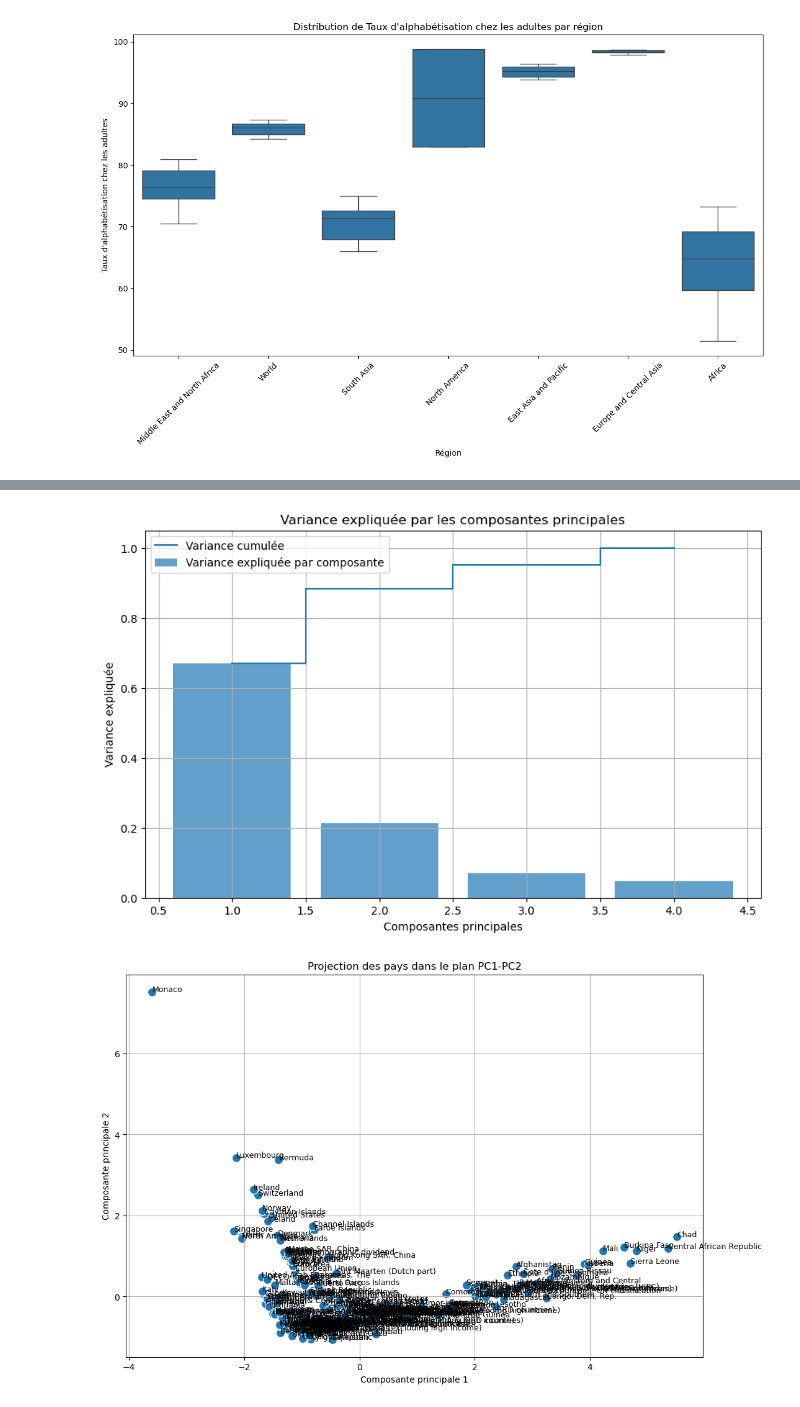
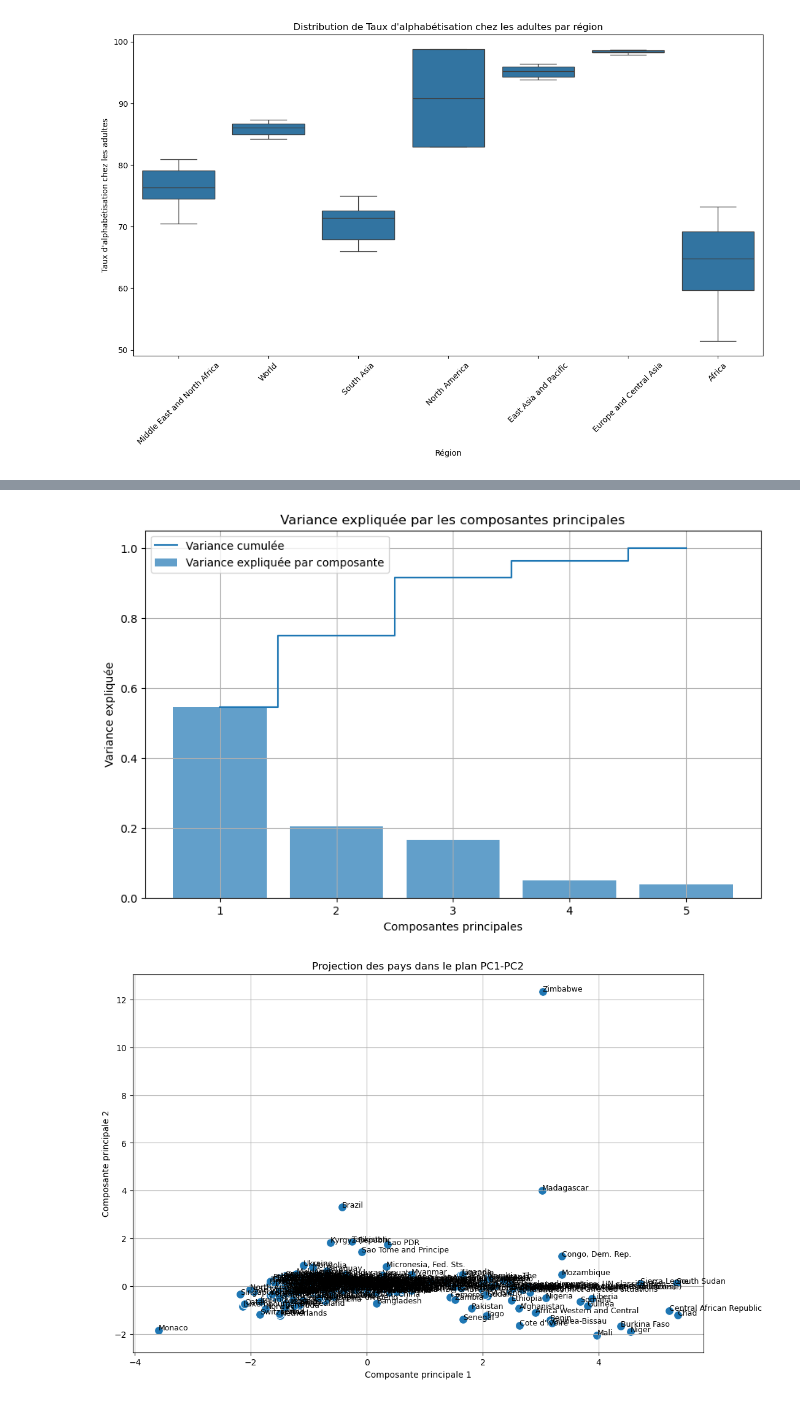
Before and after one commit to kevanjaber/projet-python, a Jupyter notebook: projet-python/projet_notebook.ipynb, the cells around one changed output, grey strips where cells are left out. Saved outputs shown, nothing was run; the diff lists cells and outputs as text; code cells hidden in the pictures.

```diff
--- a/projet-python/projet_notebook.ipynb
+++ b/projet-python/projet_notebook.ipynb
@@ -61,7 +61,8 @@ indicateurs_selectionnes = {
     "EN.ATM.CO2E.PC": "Émissions de CO₂ (tonnes par habitant)",
     "EG.ELC.ACCS.ZS": "Pourcentage de la population ayant accès à l'électricité",
     "SP.DYN.IMRT.IN": "Taux de mortalité infantile (pour 1 000 naissances vivantes)",
-    "SE.ADT.LITR.ZS": "Taux d'alphabétisation chez les adultes"
+    "SE.ADT.LITR.ZS": "Taux d'alphabétisation chez les adultes",
+    "FR.INR.LNDP": "Spread de taux d'intérêt"
 }
 
 # Afficher les indicateurs sélectionnés
@@ -85,7 +87,8 @@ indicateurs_selectionnes = {
     "EN.ATM.CO2E.PC": "Émissions de CO₂ (tonnes par habitant)",
     "EG.ELC.ACCS.ZS": "Pourcentage de la population ayant accès à l'électricité",
     "SP.DYN.IMRT.IN": "Taux de mortalité infantile (pour 1 000 naissances vivantes)",
-    "SE.ADT.LITR.ZS": "Taux d'alphabétisation chez les adultes"
+    "SE.ADT.LITR.ZS": "Taux d'alphabétisation chez les adultes",
+    "FR.INR.LNDP": "Spread de taux d'intérêt"
 }
 
 # Période pour laquelle récupérer les données
@@ -432,7 +439,8 @@ numeric_columns = [
     "PIB par habitant (en dollars US courants)",
     "Pourcentage de la population ayant accès à l'électricité",
     "Taux de mortalité infantile (pour 1 000 naissances vivantes)",
-    "Taux d'alphabétisation chez les adultes"
+    "Taux d'alphabétisation chez les adultes",
+    "Spread de taux d'intérêt"
 ]
 
 # Filtrer les données pour l'année la plus récente
@@ -452,35 +460,35 @@ explained_variance = pca.explained_variance_ratio_
 cumulative_variance = explained_variance.cumsum()
 
 # Afficher la variance expliquée par composante
 plt.figure(figsize=(10, 6))
 plt.bar(range(1, len(explained_variance) + 1), explained_variance, alpha=0.7, align='center',
         label='Variance expliquée par composante')
 plt.step(range(1, len(cumulative_variance) + 1), cumulative_variance, where='mid',
          label='Variance cumulée')
 plt.xlabel('Composantes principales')
 plt.ylabel('Variance expliquée')
 plt.title('Variance expliquée par les composantes principales')
 plt.legend(loc='best')
 plt.grid()
 plt.show()
 
 # Résultat des composantes principales (premières dimensions)
 pca_df = pd.DataFrame(pca_result[:, :2], columns=["PC1", "PC2"])
 pca_df["Country Name"] = data_pivot[data_pivot["Year"] == latest_year]["Country Name"].values
 
 # Visualiser les pays dans le plan PC1-PC2
 plt.figure(figsize=(12, 8))
 sns.scatterplot(x="PC1", y="PC2", data=pca_df, s=100)
 for i, country in enumerate(pca_df["Country Name"]):
     plt.text(pca_df.loc[i, "PC1"], pca_df.loc[i, "PC2"], country, fontsize=9)
 plt.title("Projection des pays dans le plan PC1-PC2")
 plt.xlabel("Composante principale 1")
 plt.ylabel("Composante principale 2")
 plt.grid()
 plt.show()
 # %% [output]
-[figure, old version]
+[figure, new version]
-[figure, old version]
+[figure, new version]
 # %%
 import pandas as pd
 from sklearn.cluster import KMeans
```
Also changed, not shown: parts of 9 cells of this notebook.
